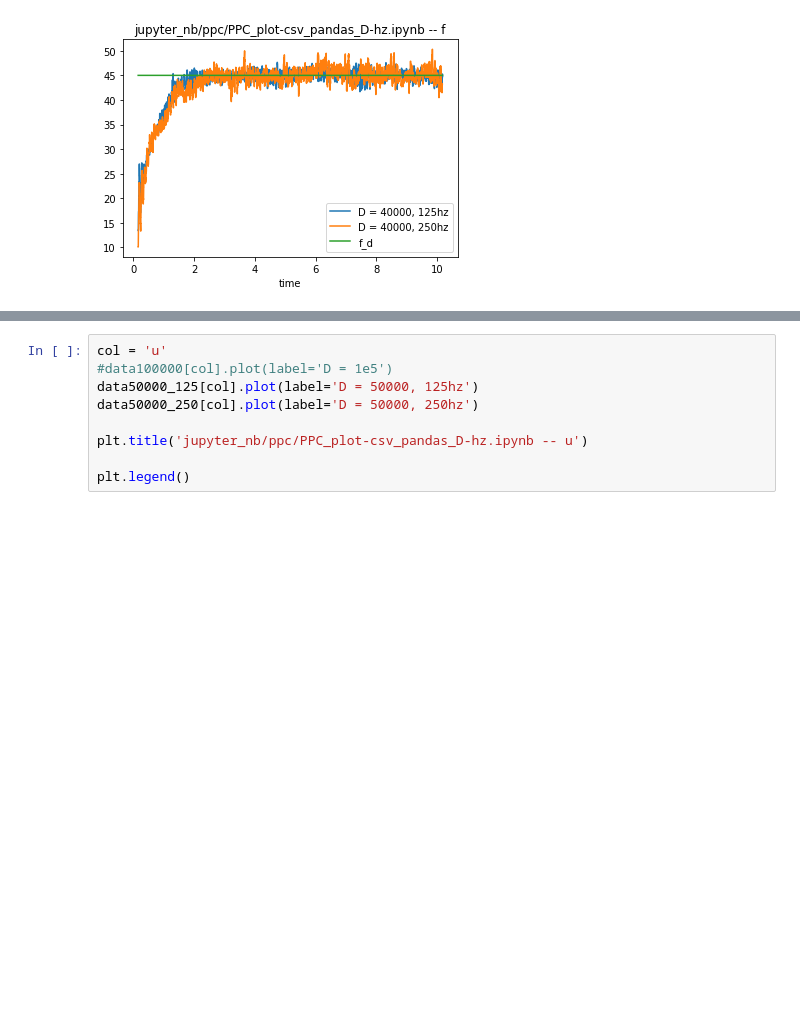
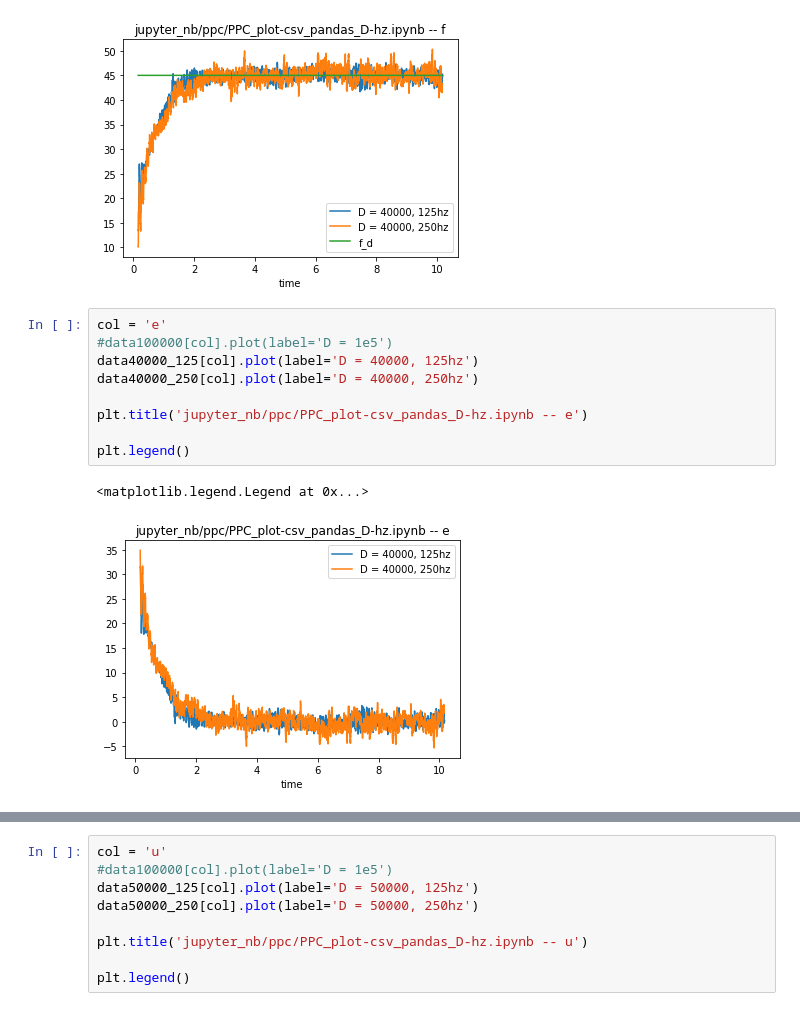
Before and after one commit to ipa-lth/jupyter_nb, a Jupyter notebook: ppc/PPC_plot-csv_pandas_D-hz.ipynb, the cells around one changed output, grey strips where cells are left out. Cells and saved outputs as stored; diff of their text form; blank space fills up the shorter version.

```diff
--- a/ppc/PPC_plot-csv_pandas_D-hz.ipynb
+++ b/ppc/PPC_plot-csv_pandas_D-hz.ipynb
@@ -441,6 +441,18 @@ plt.legend()
 # %% [output]
 <matplotlib.legend.Legend at 0x...>
 [figure]
+# %%
+col = 'e'
+#data100000[col].plot(label='D = 1e5')
+data40000_125[col].plot(label='D = 40000, 125hz')
+data40000_250[col].plot(label='D = 40000, 250hz')
+
+plt.title('jupyter_nb/ppc/PPC_plot-csv_pandas_D-hz.ipynb -- e')
+
+plt.legend()
+# %% [output]
+<matplotlib.legend.Legend at 0x...>
+[figure, added]
 # %%
 col = 'f'
 #data100000[col].plot(label='D = 1e5')
```
Also changed, not shown: parts of 1 cell of this notebook, 6 other files.
